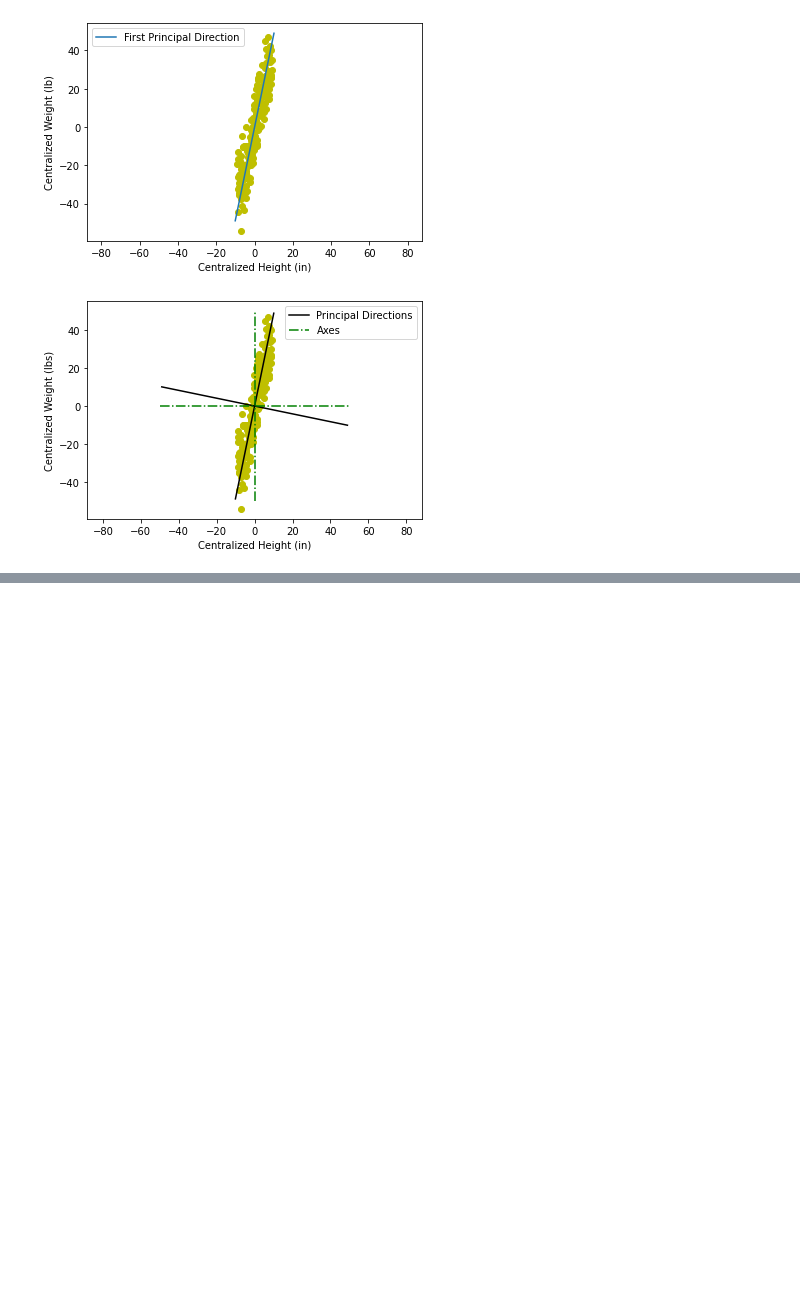
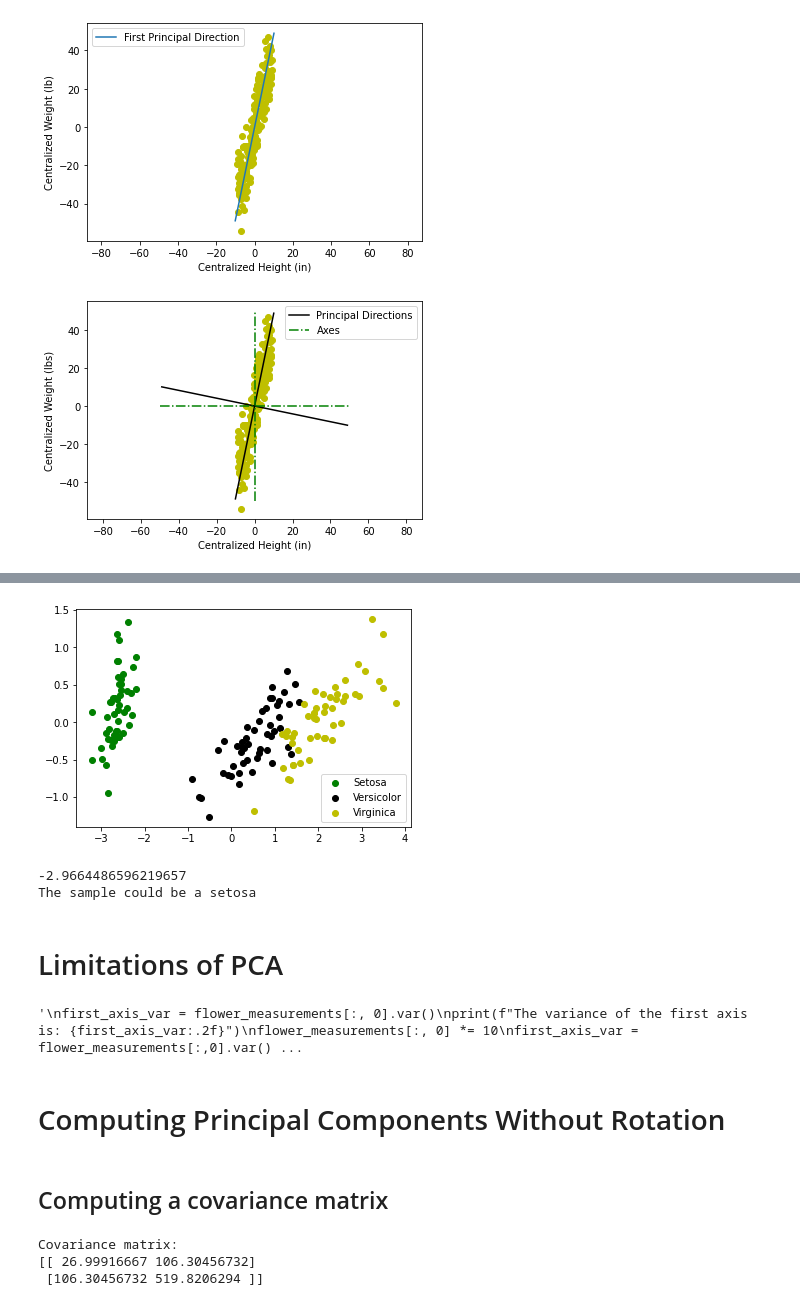
Before and after one commit to ambreen2006/DS_bookcamp_exploration, a Jupyter notebook: DS_BookCamp_DimensionalityReduction.ipynb, the cells around one changed output, grey strips where cells are left out. Cells and saved outputs as stored; diff of their text form; code cells hidden in the pictures; blank space fills up the shorter version.

```diff
--- a/DS_BookCamp_DimensionalityReduction.ipynb
+++ b/DS_BookCamp_DimensionalityReduction.ipynb
@@ -366,0 +413,59 @@ assert np.allclose(pca_transformed_data.T, projections)
+# %%
+def visualize_flower_data(dim_reduced_data):
+  species_names = flower_data['target_names']
+
+  for i, species in enumerate(species_names):
+    species_data = np.array([dim_reduced_data[j]
+                             for j in range(dim_reduced_data.shape[0])
+                             if flower_data['target'][j] == i]).T
+    plt.scatter(species_data[0], species_data[1], label=species.title(),
+                color=['g', 'k', 'y'][i])
+  plt.legend()
+  plt.show()
+
+visualize_flower_data(transformed_data_2D)
+# %% [output]
+[figure, added]
+# %%
+def detect_setosa(flower_sample):
+  centered_sample = flower_sample - pca_object_2d.mean_
+  projection = pca_object_2d.components_[0] @ centered_sample
+  print(projection)
+  is_setosa = projection < -2
+  if is_setosa:
+    print("The sample could be a setosa")
+  else:
+    print("The sampel is not a setosa")
+
+new_flower_sample = np.array([4.8, 3.7, 1.2, 0.24])
+detect_setosa(new_flower_sample)
+# %% [output]
+-2.9664486596219657
+The sample could be a setosa
+# %% [markdown]
+# Limitations of PCA
+# %%
+'''
+first_axis_var = flower_measurements[:, 0].var()
+print(f"The variance of the first axis is: {first_axis_var:.2f}")
+flower_measurements[:, 0] *= 10
+first_axis_var = flower_measurements[:,0].var()
+print(f"We've converted the measurements from cm to mm.\n"
+      f"The variance now equals {first_axis_var:.2f}")
+'''
+# %% [output]
+'\nfirst_axis_var = flower_measurements[:, 0].var()\nprint(f"The variance of the first axis is: {first_axis_var:.2f}")\nflower_measurements[:, 0] *= 10\nfirst_axis_var = flower_measurements[:,0].var() ...
+# %% [markdown]
+# Computing Principal Components Without Rotation
+# %% [markdown]
+## Computing a covariance matrix
+# %%
+cov_matrix = centered_data @ centered_data.T / centered_data.shape[1]
+print(f"Covariance matrix:\n{cov_matrix}")
+for i in range(centered_data.shape[0]):
+  variance = cov_matrix[i][i]
+  assert round(variance, 10) == round(centered_data[i].var(), 10)
+# %% [output]
+Covariance matrix:
+[[ 26.99916667 106.30456732]
+ [106.30456732 519.8206294 ]]
```
Also changed, not shown: parts of 35 cells of this notebook.
